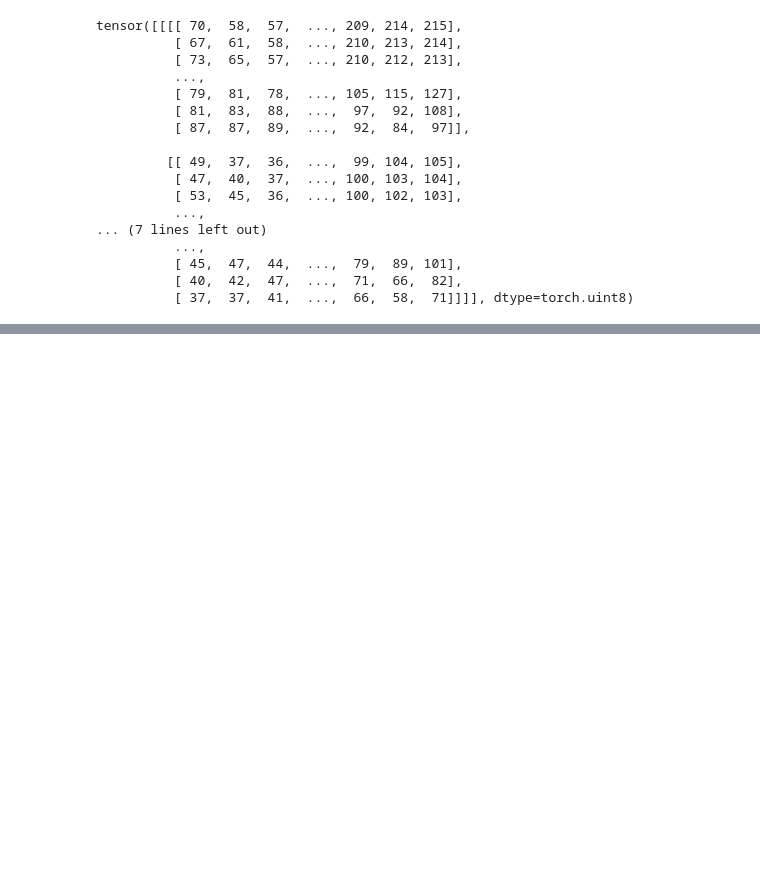
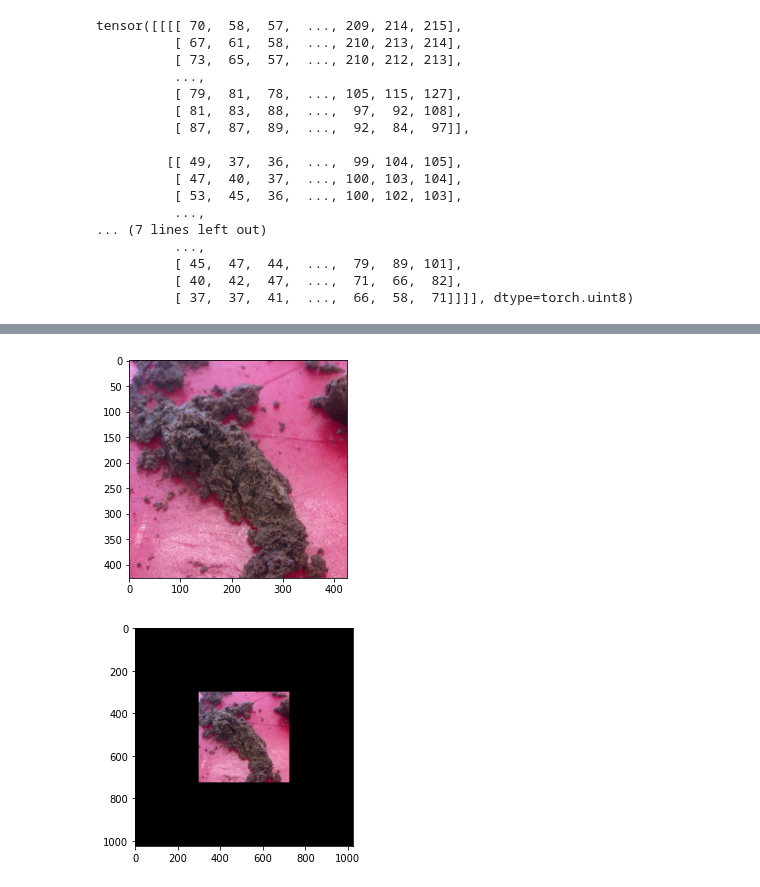
Before and after one commit to SaiNikhileshReddy/Food-Recognition-2022, a Jupyter notebook: how-to-train-the-dataset.ipynb, the cells around one changed output, grey strips where cells are left out. Saved outputs shown, nothing was run; the diff lists cells and outputs as text; code cells hidden in the pictures; blank space fills up the shorter version.

```diff
--- a/how-to-train-the-dataset.ipynb
+++ b/how-to-train-the-dataset.ipynb
@@ -96,0 +152,8 @@ tensor([[[[ 70,  58,  57,  ..., 209, 214, 215],
+# %%
+plt.imshow(image)
+plt.show()
+plt.imshow(data['image'])
+plt.show()
+# %% [output]
+[figure, added]
+[figure, added]
```
Also changed, not shown: parts of 10 cells of this notebook.
